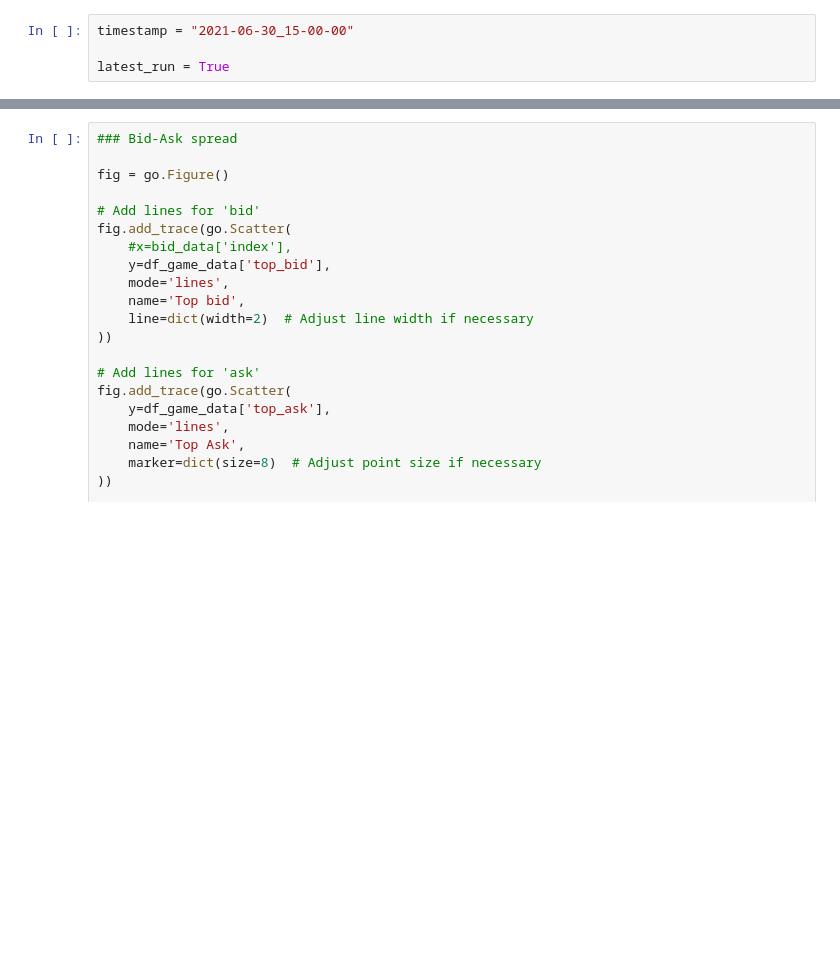
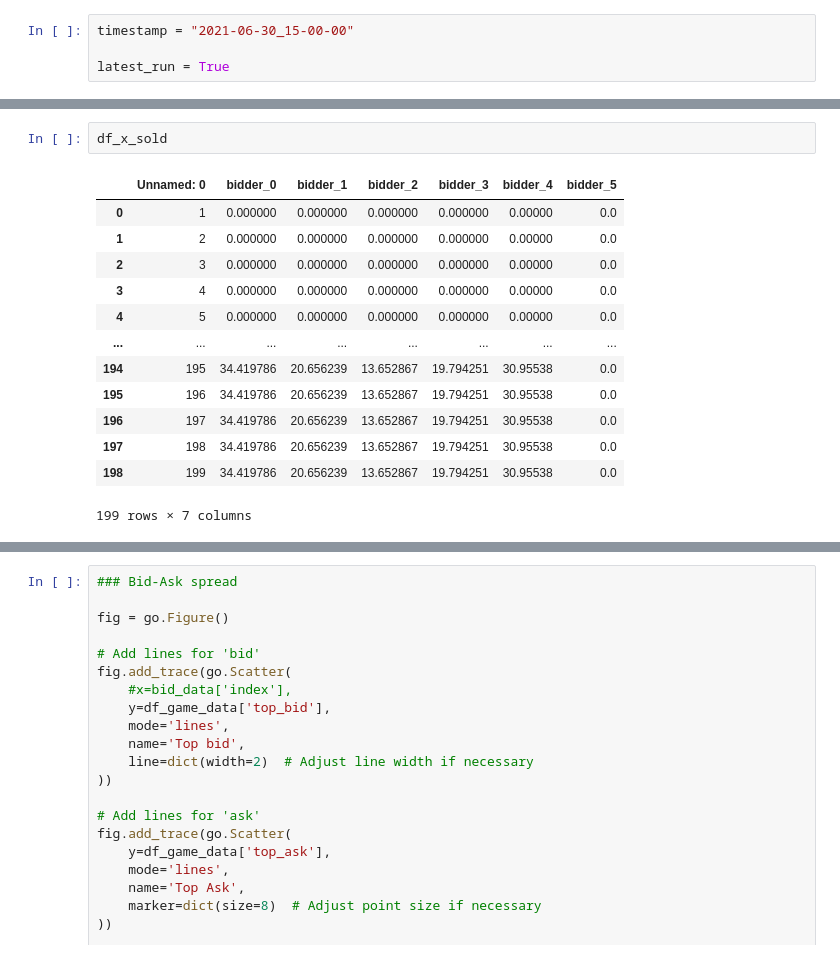
Before and after one commit to KenFelder/Spot-Market-Bidding, a Jupyter notebook: Sketchbook.ipynb, the cells around one changed output, grey strips where cells are left out. Drawn from its saved outputs; the diff is of its cells as text; blank space fills up the shorter version.

```diff
--- a/Sketchbook.ipynb
+++ b/Sketchbook.ipynb
@@ -118,0 +90,16 @@ df_game_data
+# %%
+df_x_sold
+# %% [output]
+|  | Unnamed: 0 | bidder_0 | bidder_1 | bidder_2 | bidder_3 | bidder_4 | bidder_5 |
+| 0 | 1 | 0.000000 | 0.000000 | 0.000000 | 0.000000 | 0.00000 | 0.0 |
+| 1 | 2 | 0.000000 | 0.000000 | 0.000000 | 0.000000 | 0.00000 | 0.0 |
+| 2 | 3 | 0.000000 | 0.000000 | 0.000000 | 0.000000 | 0.00000 | 0.0 |
+| 3 | 4 | 0.000000 | 0.000000 | 0.000000 | 0.000000 | 0.00000 | 0.0 |
+| 4 | 5 | 0.000000 | 0.000000 | 0.000000 | 0.000000 | 0.00000 | 0.0 |
+| ... | ... | ... | ... | ... | ... | ... | ... |
+| 194 | 195 | 34.419786 | 20.656239 | 13.652867 | 19.794251 | 30.95538 | 0.0 |
+| 195 | 196 | 34.419786 | 20.656239 | 13.652867 | 19.794251 | 30.95538 | 0.0 |
+| 196 | 197 | 34.419786 | 20.656239 | 13.652867 | 19.794251 | 30.95538 | 0.0 |
+| 197 | 198 | 34.419786 | 20.656239 | 13.652867 | 19.794251 | 30.95538 | 0.0 |
+| 198 | 199 | 34.419786 | 20.656239 | 13.652867 | 19.794251 | 30.95538 | 0.0 |
+199 rows × 7 columns
```
Also changed, not shown: parts of 19 cells of this notebook.
